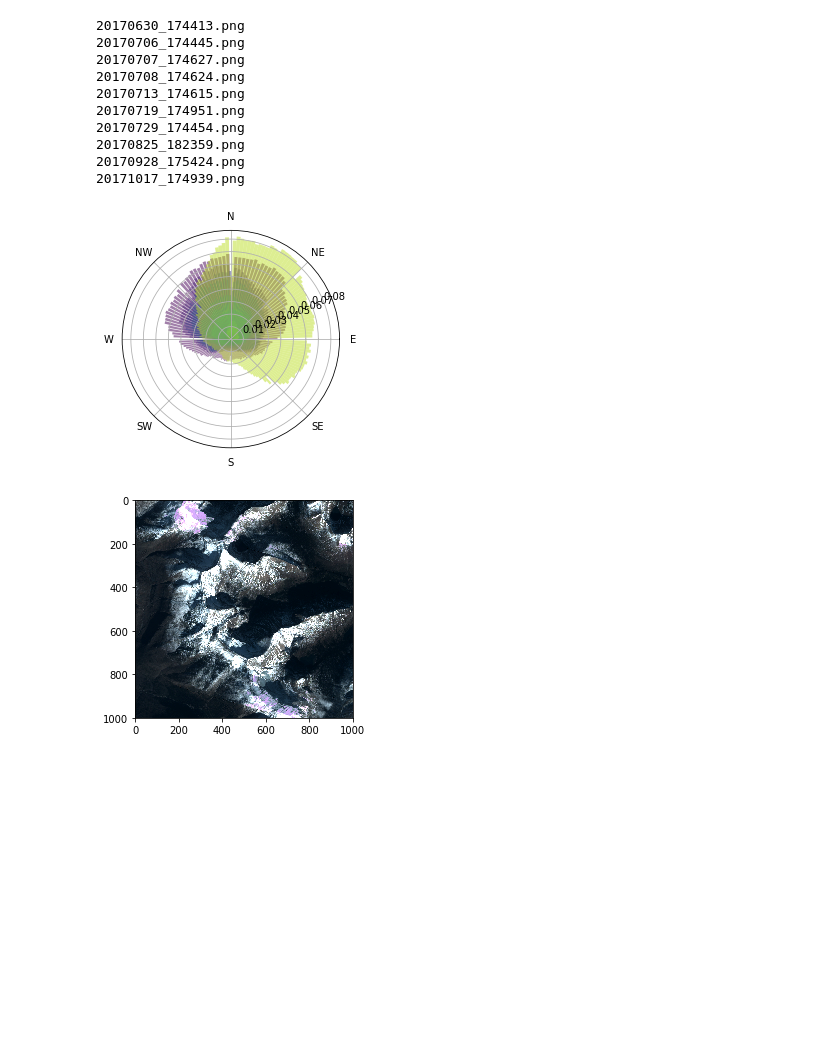
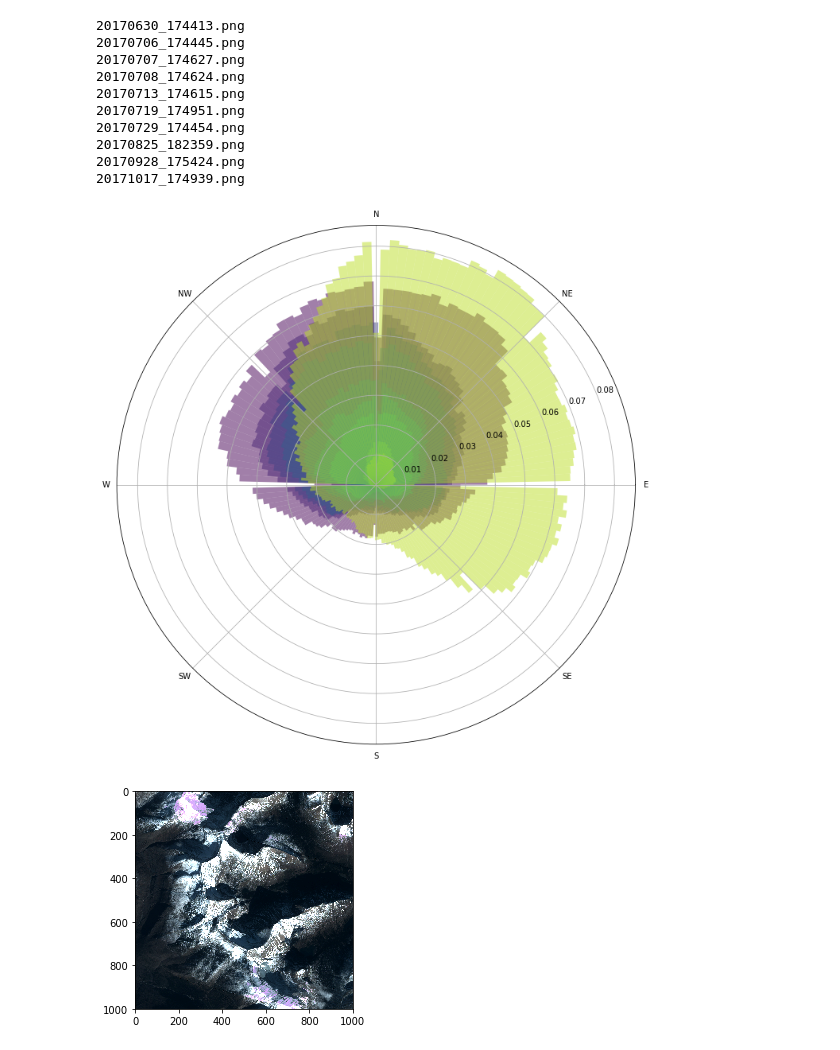
Before and after one commit to ohcaude/Glacier, a Jupyter notebook: snow.ipynb, the cells around one changed output. Saved outputs shown, nothing was run; the diff lists cells and outputs as text; code cells hidden in the pictures; blank space fills up the shorter version.

```diff
--- a/snow.ipynb
+++ b/snow.ipynb
@@ -18,9 +18,12 @@ import pickle as pkl
 directory_name = './rec_images/'
 faces = []
 snow_accumulations = []
+widths = []
+ims = []
 for cc,filename in zip(range(len(os.listdir(directory_name))),os.listdir(directory_name)):
     print(filename)
     im = imread(directory_name+filename)
+    ims.append(im)
     snow = np.zeros(im.shape)
     snow[np.where(im>120)]=1
     el = pkl.load(open('./elevation/'+filename[0:-4]+'.pckl','rb'))
@@ -33,7 +36,7 @@ for cc,filename in zip(range(len(os.listdir(directory_name))),os.listdir(directo
     ndir = dir[np.where(snow[:,:,0]>0)]
     radii,theta = np.histogram(ndir,bins='auto')
     radiiref,poo = np.histogram(dir,bins=theta)
-    width = theta[3]-theta[2]
+    widths.append(theta[3]-theta[2])
     theta = theta[0:-1]
     radii = np.divide(radii,radiiref)
     theta = theta-np.pi
@@ -52,14 +55,15 @@ for cc,filename in zip(range(len(os.listdir(directory_name))),os.listdir(directo
 20170928_175424.png
 20171017_174939.png
 # %%
+plt.figure(figsize=(12, 12))
 ax = plt.subplot(111, projection='polar')
-for cc,theta,radii in zip(range(len(faces)),faces,snow_accumulations):
+for cc,theta,radii,width in zip(range(len(faces)),faces,snow_accumulations,widths):
     bars = ax.bar(theta, radii, width=width, bottom=0.0,color=plt.cm.viridis(cc/len(os.listdir(directory_name))),alpha=0.5)
 ax.set_xticks([0, np.pi/4,np.pi/2,3*np.pi/4,np.pi,5*np.pi/4,3*np.pi/2,7*np.pi/4])
 ax.set_xticklabels(['E','NE','N','NW','W','SW','S','SE'])
 plt.show()
 # %% [output]
-[figure, old version]
+[figure, new version]
 # %%
 im_display = rescale_intensity(im,out_range=(0,255),in_range=(10,120)).astype('uint8')
 plt.imshow(im_display[900:1900,1500:2500,:])
```
Also changed, not shown: parts of 4 cells of this notebook.
